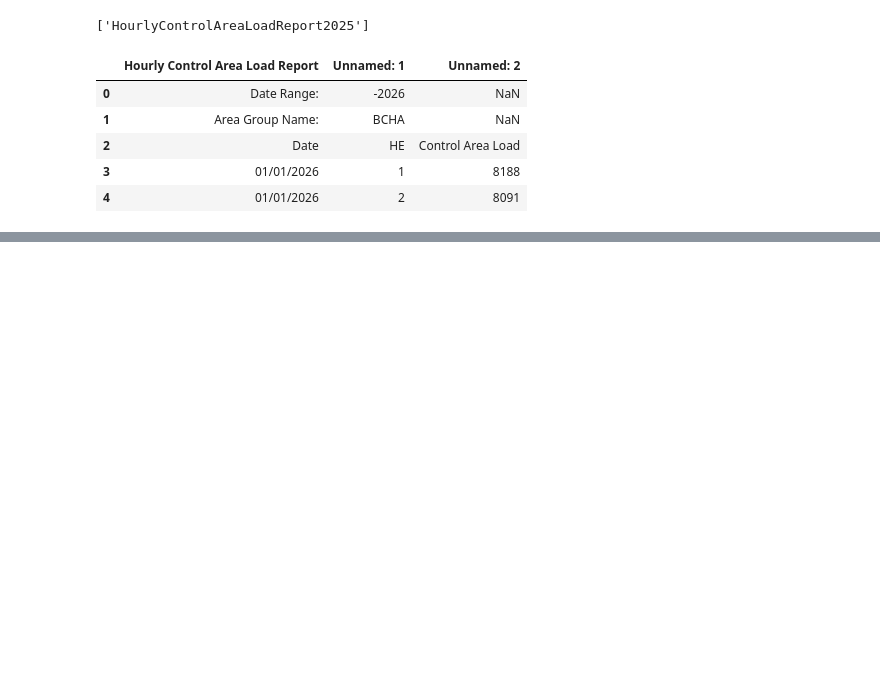
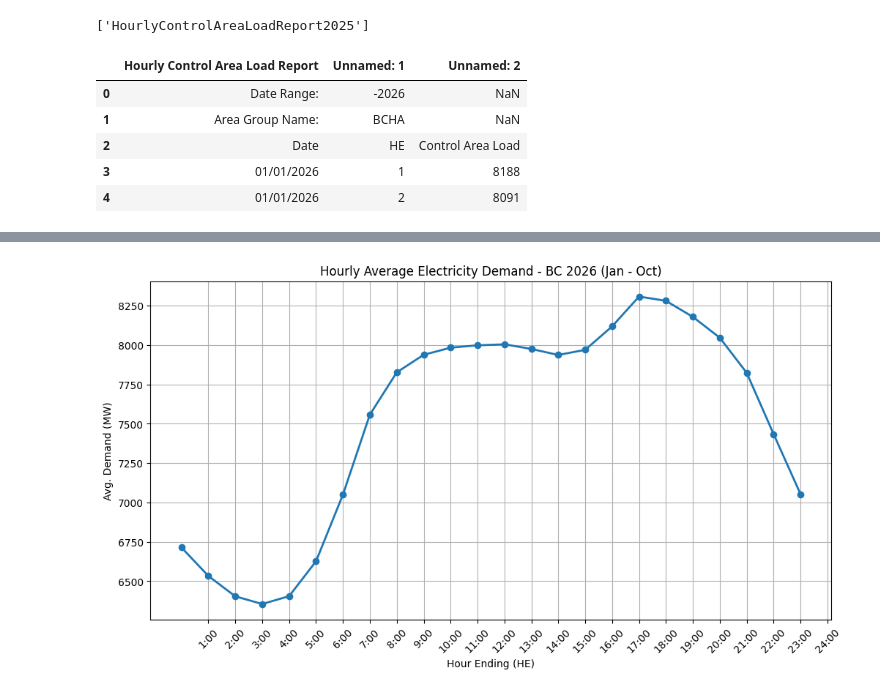
Before and after one commit to ChayanikaAwasthi/bc-electricity-demand-analysis, a Jupyter notebook: 01_BC_Electricity_Demand_Analysis.ipynb, the cells around one changed output, grey strips where cells are left out. Cells and saved outputs as stored; diff of their text form; code cells hidden in the pictures; blank space fills up the shorter version.

```diff
--- a/01_BC_Electricity_Demand_Analysis.ipynb
+++ b/01_BC_Electricity_Demand_Analysis.ipynb
@@ -47,0 +230,7 @@ df.head()
+# %%
+#Group the observation by Hour Ending (HE)
+#Calculate the avg electricity demand for each hour
+hourly_avg = df.groupby("HE")["Control Area Load"].mean()
+
+#Display the avg demand for each hour
+print(hourly_avg)
@@ -47,0 +255,28 @@ df.head()
+# %%
+#Visualizing the hourly averages
+
+#Setting the size of the graph
+plt.figure(figsize=(12,6))
+
+#Plotting hourly avg. electricty demand
+plt.plot(hourly_avg.index.astype(str), hourly_avg.values, marker="o", linewidth=2)
+
+#Adding a title to the graph
+plt.title("Hourly Average Electricity Demand - BC 2026 (Jan - Oct)")
+
+#Labeling the horizontal and vertical axes
+plt.xlabel("Hour Ending (HE)")
+plt.ylabel("Avg. Demand (MW)")
+
+#Create time labels from the hour ending values
+hour_labels =[f"{hour}:00" for hour in hourly_avg.index]
+# Display all 24 hrs on the x-axis
+plt.xticks(hourly_avg.index, hour_labels, rotation = 45)
+
+#Adding a grid to make values easier to read
+plt.grid(True)
+
+#Displaying the graph
+plt.show()
+# %% [output]
+[figure, added]
```
Also changed, not shown: parts of 17 cells of this notebook.
